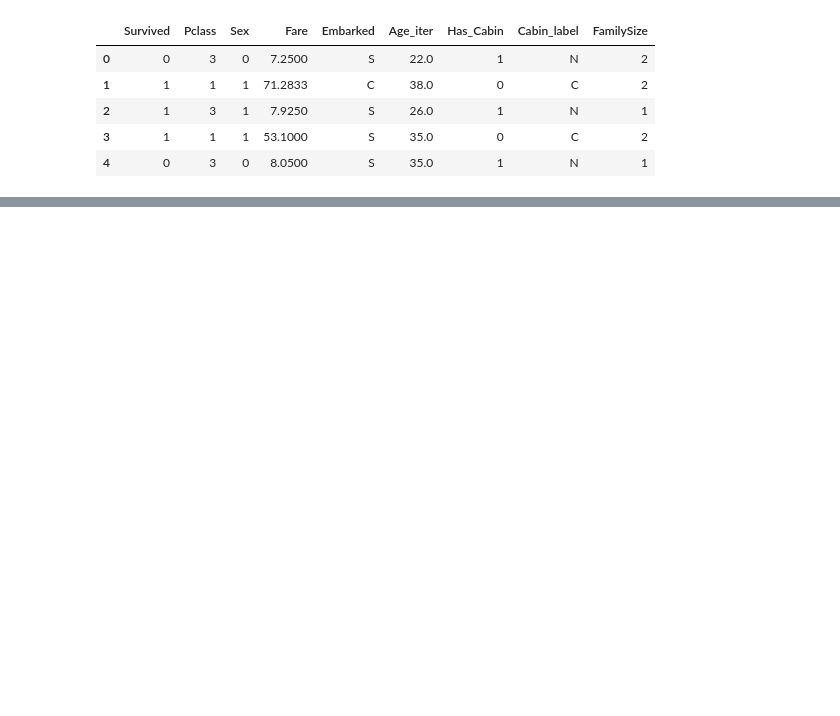
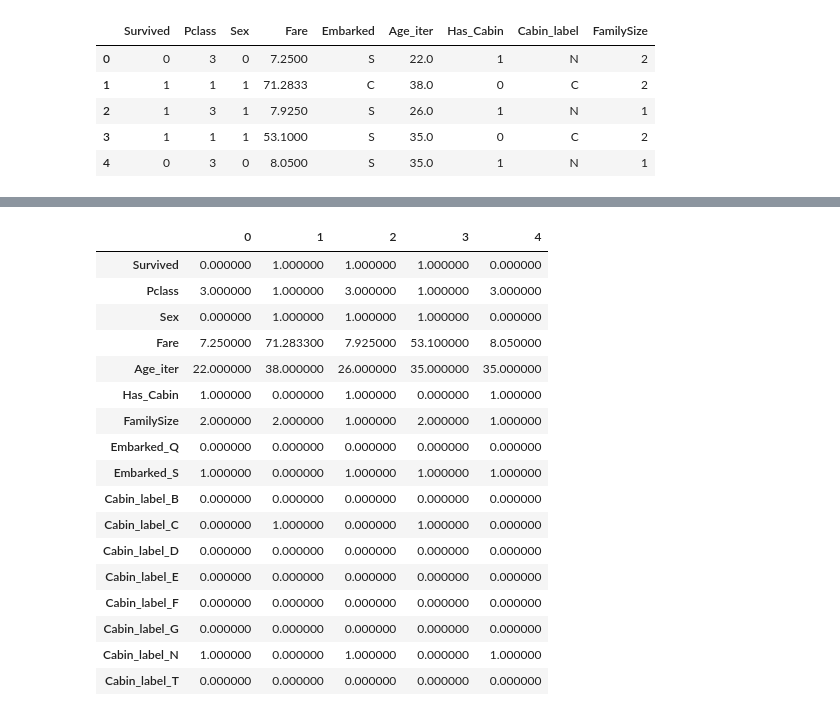
Before and after one commit to nicholasaxl/titanic-kaggle-nichaxl, a Jupyter notebook: Titanic_Kaggle_Axl.ipynb, the cells around one changed output, grey strips where cells are left out. Drawn from its saved outputs; the diff is of its cells as text; code cells hidden in the pictures; blank space fills up the shorter version.

```diff
--- a/Titanic_Kaggle_Axl.ipynb
+++ b/Titanic_Kaggle_Axl.ipynb
@@ -336,6 +335,7 @@ test_data['Cabin'] = test_data['Cabin'].fillna('N')
 test_data['Cabin_label'] = test_data['Cabin'].str.get(0)
 test_data['Has_Age'] = test_data['Age'].isnull().astype(int)
 test_data['FamilySize'] = test_data['SibSp'] + test_data['Parch'] + 1
+test_data.drop(['Age'],axis=1,inplace=True)
 # %% [markdown]
 Simplify the dataframe by dropping the columns I will not be using. As done in the previous code, I will be using a simplified model using Family Size instead of SbSp and Parch
 # %%
@@ -350,3 +360,6 @@ train_data.head(5)
 | 2 | 1 | 3 | 1 | 7.9250 | S | 26.0 | 1 | N | 1 |
 | 3 | 1 | 1 | 1 | 53.1000 | S | 35.0 | 0 | C | 2 |
 | 4 | 0 | 3 | 0 | 8.0500 | S | 35.0 | 1 | N | 1 |
+# %%
+all_data = pd.concat([train_data,test_data])
+all_data.columns
@@ -352,0 +386,24 @@ train_data.head(5)
+# %%
+all_data = all_data.replace({True: 1, False: 0})
+all_data.head().T.style.set_properties(**{'background-color': 'lightyellow',
+                           'color': 'darkblack',
+                           'border-color': 'darkblack'})
+# %% [output]
+|  | 0 | 1 | 2 | 3 | 4 |
+| Survived | 0.000000 | 1.000000 | 1.000000 | 1.000000 | 0.000000 |
+| Pclass | 3.000000 | 1.000000 | 3.000000 | 1.000000 | 3.000000 |
+| Sex | 0.000000 | 1.000000 | 1.000000 | 1.000000 | 0.000000 |
+| Fare | 7.250000 | 71.283300 | 7.925000 | 53.100000 | 8.050000 |
+| Age_iter | 22.000000 | 38.000000 | 26.000000 | 35.000000 | 35.000000 |
+| Has_Cabin | 1.000000 | 0.000000 | 1.000000 | 0.000000 | 1.000000 |
+| FamilySize | 2.000000 | 2.000000 | 1.000000 | 2.000000 | 1.000000 |
+| Embarked_Q | 0.000000 | 0.000000 | 0.000000 | 0.000000 | 0.000000 |
+| Embarked_S | 1.000000 | 0.000000 | 1.000000 | 1.000000 | 1.000000 |
+| Cabin_label_B | 0.000000 | 0.000000 | 0.000000 | 0.000000 | 0.000000 |
+| Cabin_label_C | 0.000000 | 1.000000 | 0.000000 | 1.000000 | 0.000000 |
+| Cabin_label_D | 0.000000 | 0.000000 | 0.000000 | 0.000000 | 0.000000 |
+| Cabin_label_E | 0.000000 | 0.000000 | 0.000000 | 0.000000 | 0.000000 |
+| Cabin_label_F | 0.000000 | 0.000000 | 0.000000 | 0.000000 | 0.000000 |
+| Cabin_label_G | 0.000000 | 0.000000 | 0.000000 | 0.000000 | 0.000000 |
+| Cabin_label_N | 1.000000 | 0.000000 | 1.000000 | 0.000000 | 1.000000 |
+| Cabin_label_T | 0.000000 | 0.000000 | 0.000000 | 0.000000 | 0.000000 |
```
Also changed, not shown: parts of 11 cells of this notebook.
